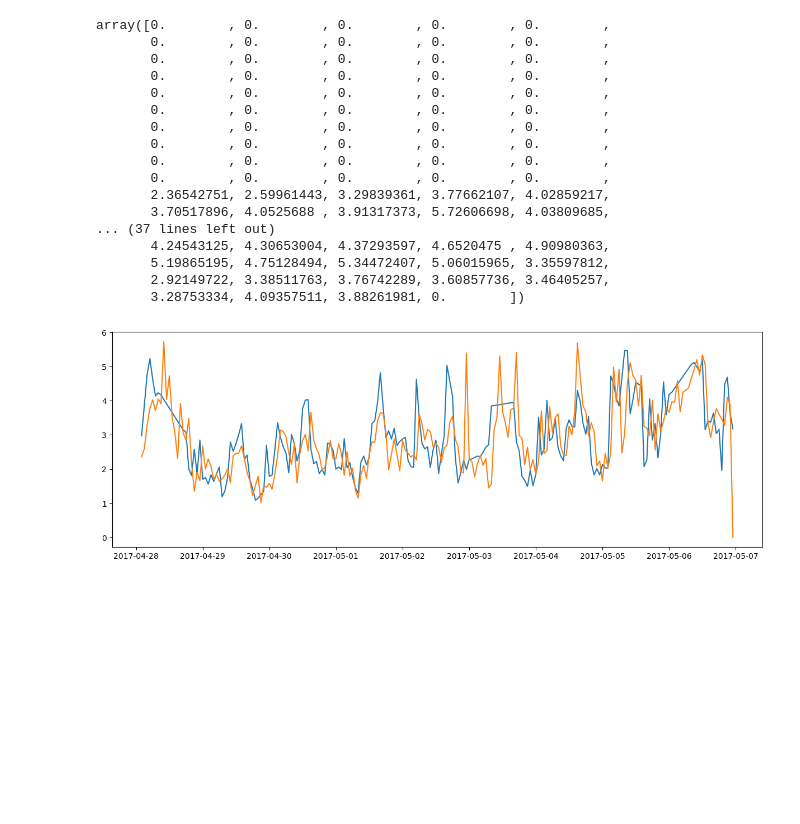
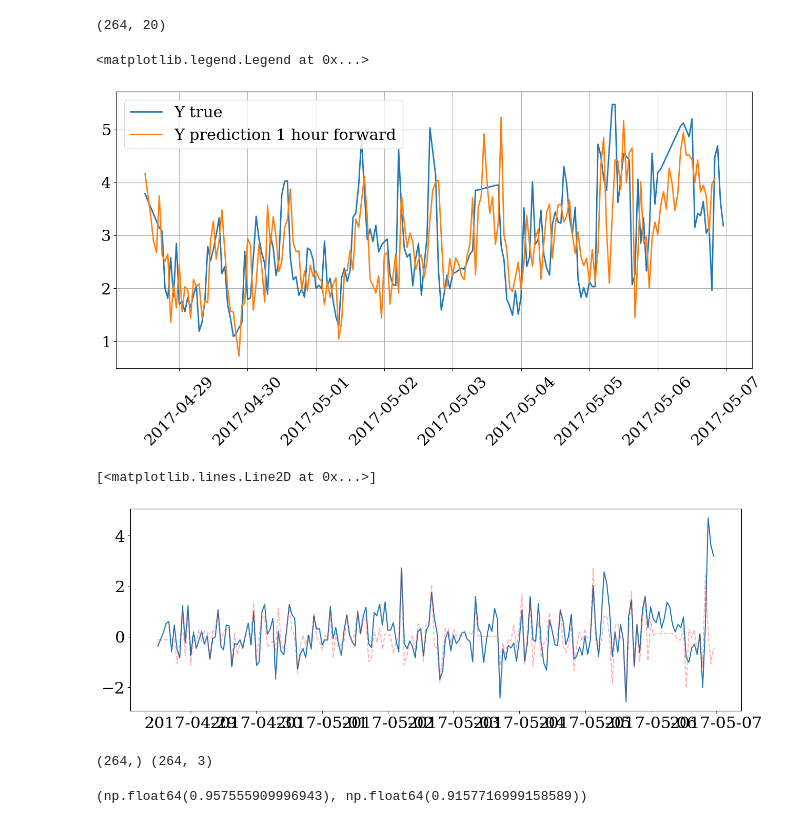
Before and after one commit to PauliAnt/ADAML_PA, a Jupyter notebook: week07_dynamic_model_testing.ipynb, the cells around one changed output. Cells and saved outputs as stored; diff of their text form; code cells hidden in the pictures; blank space fills up the shorter version.

```diff
--- a/week07_dynamic_model_testing.ipynb
+++ b/week07_dynamic_model_testing.ipynb
@@ -1,6 +1,6 @@
 # %%
 import pandas as pd
-with pd.HDFStore('MiningProcess_Flotation_Plant_Database_train_split_variables_removed.h5') as store:
+with pd.HDFStore('MiningProcess_Flotation_Plant_Database_train_split_variables.h5','r') as store:
     # X_cal = store.get('X_cal')
     # Y_cal = store.get('Y_cal')
     X_test = store.get('X_test')
@@ -9,6 +9,9 @@ with pd.HDFStore('MiningProcess_Flotation_Plant_Database_train_split_variables_r
 
 X = X_test.values
 Y = Y_test.values
+X.shape
+# %% [output]
+(264, 20)
 # %%
 from sklearn.cross_decomposition import PLSRegression
 from sklearn.preprocessing import StandardScaler
@@ -47,28 +57,46 @@ for seg in range(N_seg):
+# %%
+from matplotlib import pyplot as plt
+
+plt.rcParams.update({
+    "font.family": "serif ",
+    "font.size":22
+})
+
+plt.figure(figsize=(16,7))
+plt.plot(Y_test[window_size:],linewidth=2,label='Y true')
+plt.plot(Y_test.index[window_size:-3],Y_test_pred[window_size:-3,0],linewidth=2,label='Y prediction 1 hour forward')
+# plt.plot(Y_test.index[outlier_mask],Y_test_pred[outlier_mask],'ro')
+plt.xticks(rotation=45)
+plt.grid(True)
+plt.legend(loc=2)
+# %% [output]
+<matplotlib.legend.Legend at 0x...>
+[figure, added]
 # %%
-from matplotlib import pyplot as plt
-
-
 plt.figure(figsize=(15,5))
-plt.plot(Y_test[window_size:])
-plt.plot(Y_test.index[window_size:],Y_test_pred[window_size:])
-
-Y_test_pred
+plt.plot(Y_test.index[window_size:],Y[window_size:]-Y_test_pred[window_size:,0])
+plt.plot(Y_test.index[window_size:],Y[window_size:]-Y[window_size-1:-1],'r--',alpha=0.3)
 # %% [output]
-array([0.        , 0.        , 0.        , 0.        , 0.        ,
-       0.        , 0.        , 0.        , 0.        , 0.        ,
-       0.        , 0.        , 0.        , 0.        , 0.        ,
-       0.        , 0.        , 0.        , 0.        , 0.        ,
-       0.        , 0.        , 0.        , 0.        , 0.        ,
-       0.        , 0.        , 0.        , 0.        , 0.        ,
-       0.        , 0.        , 0.        , 0.        , 0.        ,
-       0.        , 0.        , 0.        , 0.        , 0.        ,
-       0.        , 0.        , 0.        , 0.        , 0.        ,
-       0.        , 0.        , 0.        , 0.        , 0.        ,
-       2.36542751, 2.59961443, 3.29839361, 3.77662107, 4.02859217,
-       3.70517896, 4.0525688 , 3.91317373, 5.72606698, 4.03809685,
-... (37 lines left out)
-       4.24543125, 4.30653004, 4.37293597, 4.6520475 , 4.90980363,
-       5.19865195, 4.75128494, 5.34472407, 5.06015965, 3.35597812,
-       2.92149722, 3.38511763, 3.76742289, 3.60857736, 3.46405257,
-       3.28753334, 4.09357511, 3.88261981, 0.        ])
+[<matplotlib.lines.Line2D at 0x...>]
-[figure, old version]
+[figure, new version]
+# %%
+print(Y.shape,Y_test_pred.shape)
+# %% [output]
+(264,) (264, 3)
+# %%
+# Residual
+residuals = 0
+residuals_baseline = 0
+N = 0
+for n in range(n_pred_obs):
+    residuals += np.sum((Y[window_size+n:]-Y_test_pred[window_size+n:,n])**2)
+    residuals_baseline += np.sum((Y[window_size+n:]-Y[window_size-1:-1-n])**2)
+    N += Y[window_size+n:].shape[0]
+
+
+
+residuals = np.sqrt(residuals/N)
+residuals_baseline = np.sqrt(residuals_baseline/N)
+residuals,residuals_baseline
+# %% [output]
+(np.float64(0.957555909996943), np.float64(0.9157716999158589))
```
Also changed, not shown: parts of 3 cells of this notebook, 4 other files.
